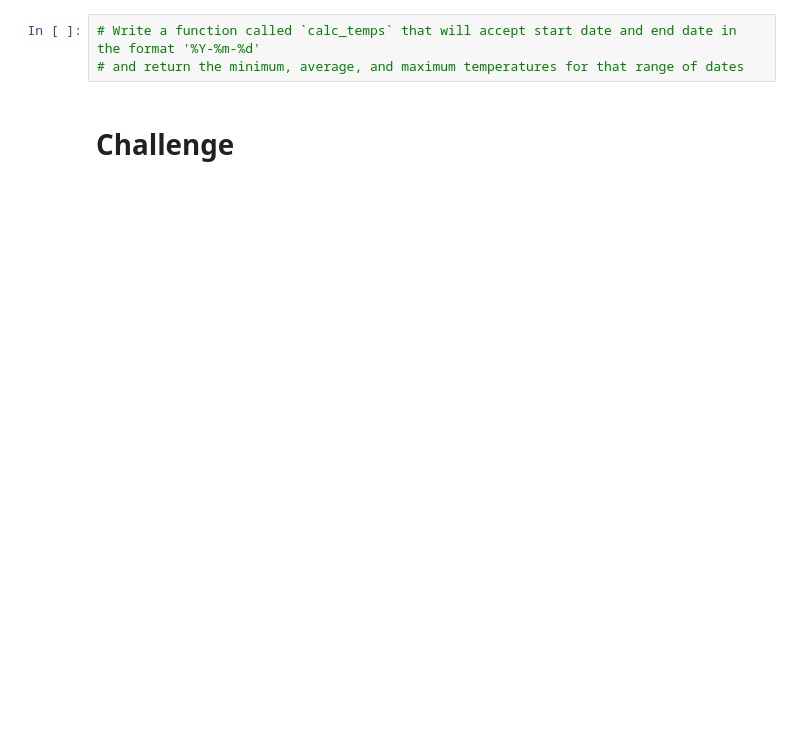
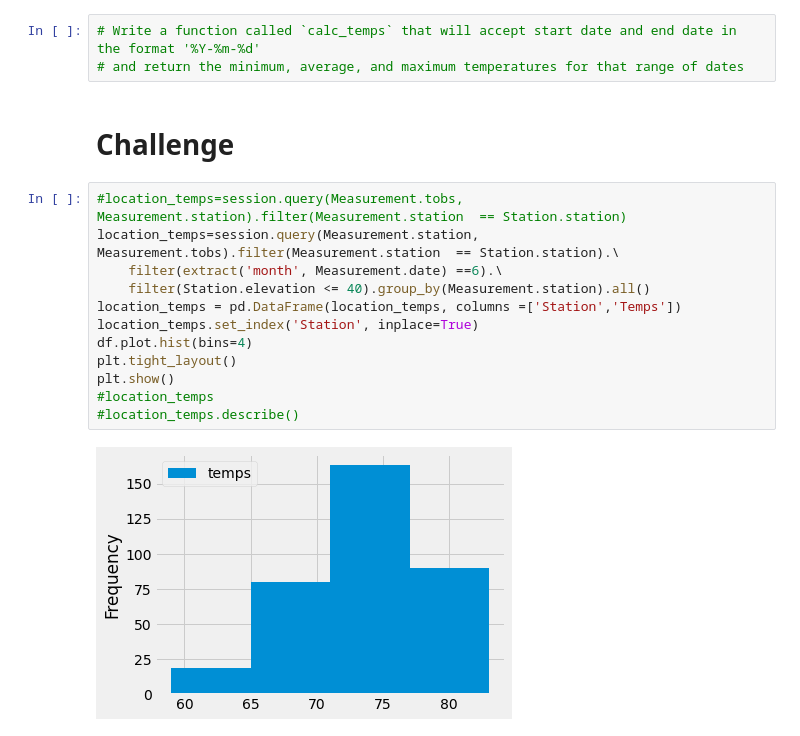
Before and after one commit to Cthompsonlbi/Surfs-Up, a Jupyter notebook: climate_analysis.ipynb, the cells around one changed output. Drawn from its saved outputs; the diff is of its cells as text; blank space fills up the shorter version.

```diff
--- a/climate_analysis.ipynb
+++ b/climate_analysis.ipynb
@@ -124,3 +120,17 @@ plt.tight_layout()
 # and return the minimum, average, and maximum temperatures for that range of dates
 # %% [markdown]
 # Challenge
+# %%
+#location_temps=session.query(Measurement.tobs, Measurement.station).filter(Measurement.station  == Station.station)
+location_temps=session.query(Measurement.station, Measurement.tobs).filter(Measurement.station  == Station.station).\
+    filter(extract('month', Measurement.date) ==6).\
+    filter(Station.elevation <= 40).group_by(Measurement.station).all()
+location_temps = pd.DataFrame(location_temps, columns =['Station','Temps'])
+location_temps.set_index('Station', inplace=True)
+df.plot.hist(bins=4)
+plt.tight_layout()
+plt.show()
+#location_temps
+#location_temps.describe()
+# %% [output]
+[figure, added]
```
Also changed, not shown: parts of 4 cells of this notebook, 1 other file.
